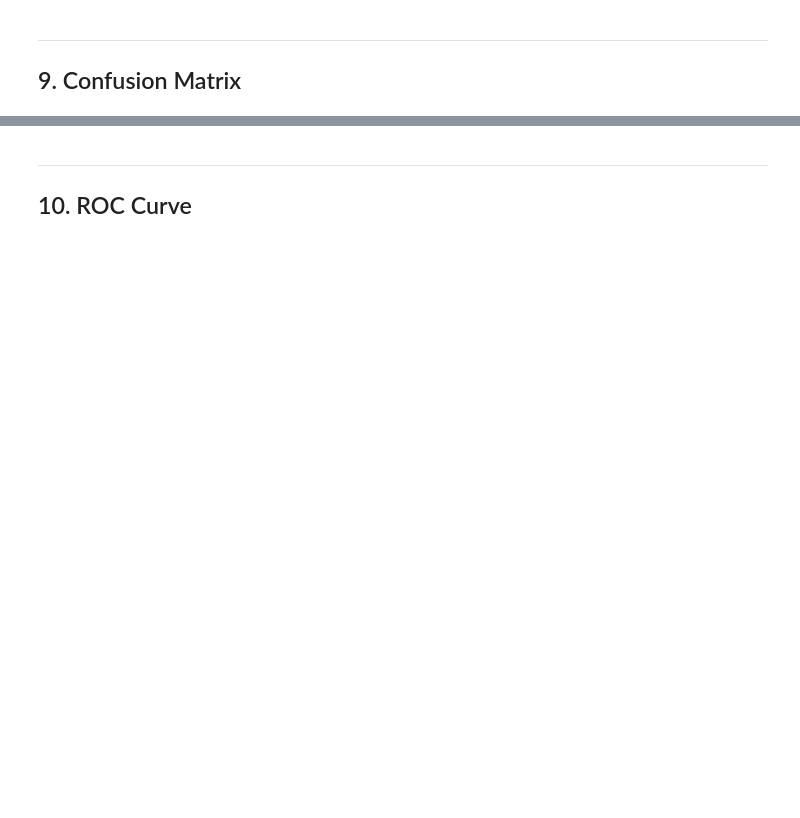
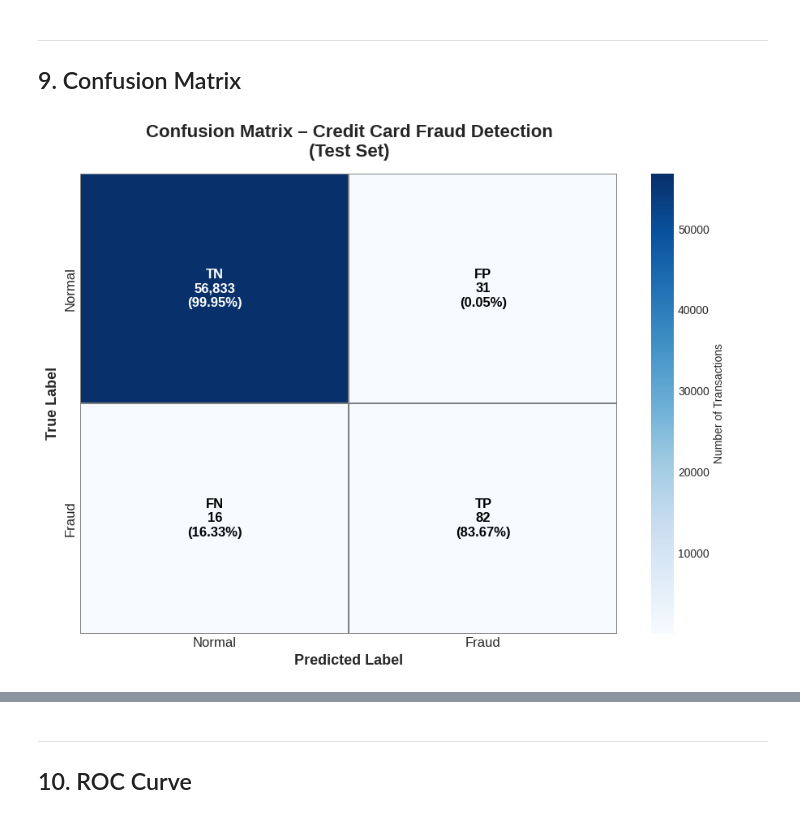
Before and after one commit to Aron-Arboleda/CardFraudDetection, a Jupyter notebook: notebooks/Credit_Card_Fraud_MLP.ipynb, the cells around one changed output, grey strips where cells are left out. Saved outputs shown, nothing was run; the diff lists cells and outputs as text; code cells hidden in the pictures; blank space fills up the shorter version.

```diff
--- a/notebooks/Credit_Card_Fraud_MLP.ipynb
+++ b/notebooks/Credit_Card_Fraud_MLP.ipynb
@@ -135,6 +154,13 @@ try:
     X_train = train_data['X_train']
     y_train = train_data['y_train']
     print(f"✓ Training data loaded: {X_train.shape}")
+
+    # Load validation data
+    with open(DATA_PATH + 'val_data.pkl', 'rb') as f:
+        val_data = pickle.load(f)
+    X_val = val_data['X_val']
+    y_val = val_data['y_val']
+    print(f"✓ Validation data loaded: {X_val.shape}")
 
     # Load test data
     with open(DATA_PATH + 'test_data.pkl', 'rb') as f:
@@ -160,12 +186,17 @@ print("\n" + "="*70)
 print("DATA SUMMARY")
 print("="*70)
 print(f"Training samples: {len(X_train):,}")
+print(f"Validation samples: {len(X_val):,}")
 print(f"Test samples: {len(X_test):,}")
 print(f"Number of features: {X_train.shape[1]}")
 print(f"\nTraining class distribution:")
 print(f"  - Class 0: {(y_train == 0).sum():,}")
 print(f"  - Class 1: {(y_train == 1).sum():,}")
 print(f"  - Balanced: {(y_train == 0).sum() == (y_train == 1).sum()}")
+print(f"\nValidation class distribution:")
+print(f"  - Class 0: {(y_val == 0).sum():,}")
+print(f"  - Class 1: {(y_val == 1).sum():,}")
+print(f"  - Fraud rate: {(y_val.sum() / len(y_val) * 100):.3f}%")
 print(f"\nTest class distribution:")
 print(f"  - Class 0: {(y_test == 0).sum():,}")
 print(f"  - Class 1: {(y_test == 1).sum():,}")
@@ -264,23 +491,22 @@ print("  - Model Checkpoint (save best AUC)")
 # Training parameters
 EPOCHS = 20
 BATCH_SIZE = 256
-VALIDATION_SPLIT = 0.2
 
 print("="*70)
 print("STARTING MODEL TRAINING")
 print("="*70)
 print(f"Epochs: {EPOCHS}")
 print(f"Batch size: {BATCH_SIZE}")
-print(f"Validation split: {VALIDATION_SPLIT}")
+print(f"Using stratified validation set: {X_val.shape[0]} samples")
 print("="*70)
 print()
 
-# Train the model
+# Train the model with explicit validation data (stratified)
 history = model.fit(
     X_train, y_train,
     epochs=EPOCHS,
     batch_size=BATCH_SIZE,
-    validation_split=VALIDATION_SPLIT,
+    validation_data=(X_val, y_val),
     callbacks=callbacks,
     verbose=1
 )
@@ -375,36 +677,76 @@ print(classification_report(y_test, y_pred, target_names=['Normal', 'Fraud']))
 # %%
 # Calculate confusion matrix
 cm = confusion_matrix(y_test, y_pred)
 
-# Plot confusion matrix
-fig, ax = plt.subplots(figsize=(10, 8))
+# Normalize for percentages
+cm_norm = cm / cm.sum(axis=1, keepdims=True)
 
-sns.heatmap(cm, annot=True, fmt='d', cmap='Blues',
-            xticklabels=['Normal', 'Fraud'],
-            yticklabels=['Normal', 'Fraud'],
-            cbar_kws={'label': 'Count'},
-            annot_kws={'size': 16, 'weight': 'bold'},
-            ax=ax)
+# Labels
+labels = np.array([["TN", "FP"], ["FN", "TP"]])
 
-ax.set_title('Confusion Matrix - Test Set', fontsize=16, fontweight='bold', pad=20)
+# Build annotation text: count + percentage + label
+annot = np.empty_like(cm).astype(str)
+for i in range(2):
+    for j in range(2):
+        annot[i, j] = (
+            f"{labels[i, j]}\n"
+            f"{cm[i, j]:,}\n"
+            f"({cm_norm[i, j]*100:.2f}%)"
+        )
+
+# Plot
+fig, ax = plt.subplots(figsize=(9, 7))
+
+sns.heatmap(
+    cm,
+    annot=annot,
+    fmt='',
+    cmap='Blues',
+    xticklabels=['Normal', 'Fraud'],
+    yticklabels=['Normal', 'Fraud'],
+    cbar_kws={'label': 'Number of Transactions'},
+    linewidths=1.2,
+    linecolor='gray',
+    ax=ax
+)
+
+# Titles and labels
+ax.set_title(
+    'Confusion Matrix – Credit Card Fraud Detection\n(Test Set)',
+    fontsize=16,
+    fontweight='bold',
+    pad=15
+)
 ax.set_xlabel('Predicted Label', fontsize=13, fontweight='bold')
 ax.set_ylabel('True Label', fontsize=13, fontweight='bold')
 
-# Add statistics
-tn, fp, fn, tp = cm.ravel()
-stats_text = f"TN: {tn:,}\nFP: {fp:,}\nFN: {fn:,}\nTP: {tp:,}"
-ax.text(2.3, 0.5, stats_text, fontsize=11, verticalalignment='center',
-        bbox=dict(boxstyle='round', facecolor='wheat', alpha=0.5))
+# Improve tick labels
+ax.tick_params(axis='both', labelsize=12)
+
+# Make annotation text color adaptive
+threshold = cm.max() / 2
+for text in ax.texts:
+    value = int(text.get_text().split('\n')[1].replace(',', ''))
+    text.set_color('white' if value > threshold else 'black')
+    text.set_fontsize(12)
+    text.set_fontweight('bold')
 
 plt.tight_layout()
+
+# Save
 if IN_COLAB:
     plt.savefig('confusion_matrix.png', dpi=300, bbox_inches='tight')
 else:
     plt.savefig('../results/confusion_matrix.png', dpi=300, bbox_inches='tight')
+
 plt.show()
 
+# Print stats
+tn, fp, fn, tp = cm.ravel()
 print("✓ Saved: confusion_matrix.png")
 print(f"\nTrue Negatives (TN): {tn:,}")
 print(f"False Positives (FP): {fp:,}")
 print(f"False Negatives (FN): {fn:,}")
 print(f"True Positives (TP): {tp:,}")
+# %% [output]
+[figure, added]
```
Also changed, not shown: parts of 18 cells of this notebook, 4 other files.
